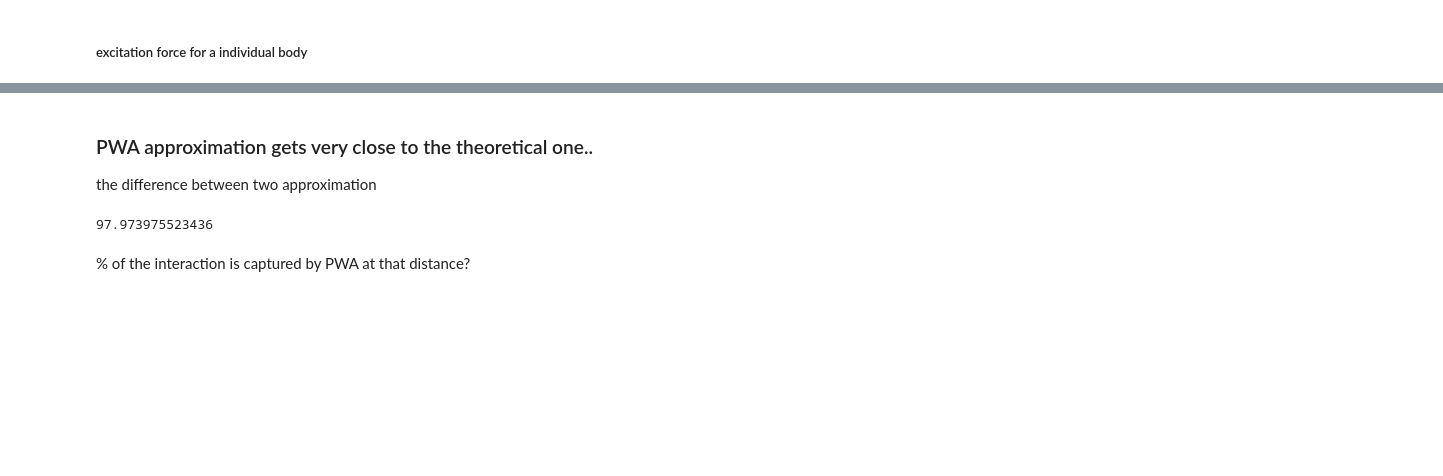
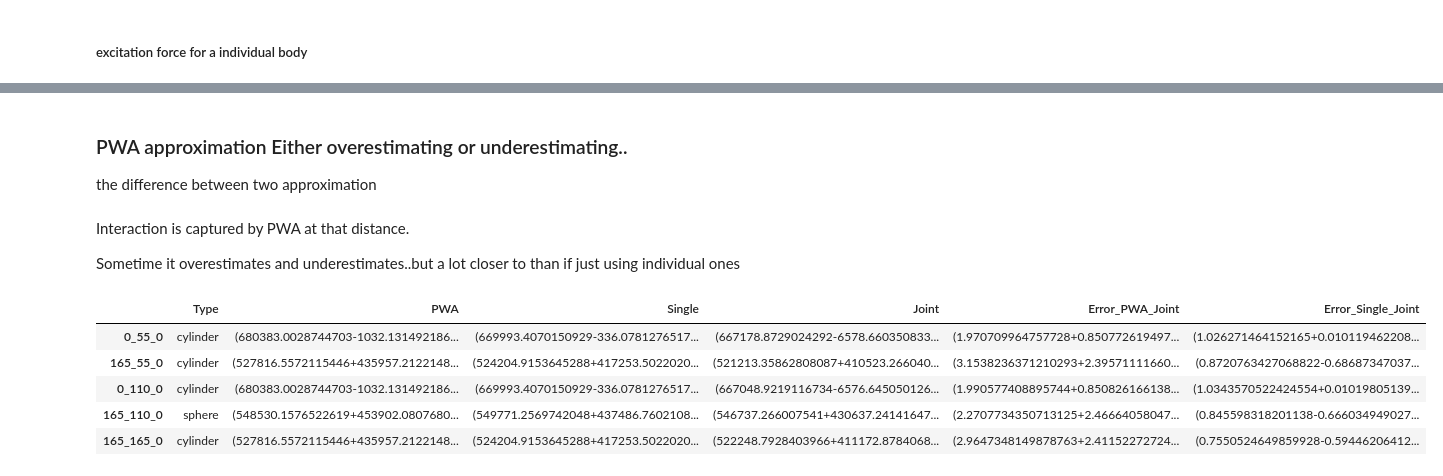
Before and after one commit to symbiotic-engineering/wec_array_opt, a Jupyter notebook: babarit_pwa.ipynb, the cells around one changed output, grey strips where cells are left out. Cells and saved outputs as stored; diff of their text form; code cells hidden in the pictures; blank space fills up the shorter version.

```diff
--- a/babarit_pwa.ipynb
+++ b/babarit_pwa.ipynb
@@ -322,10 +299,10 @@ body_force
 # %%
 # Combine the two individual bodies into a single body.
 all_bodies =  bodies[0].join_bodies(*bodies[1:])
-all_bodies.keep_immersed_part()
+#all_bodies.keep_immersed_part()
 
 # The merged body can be used to define the problems in the usual way
-problems = [cpt.RadiationProblem(body=all_bodies, radiating_dof=dof, omega=1.0) for dof in all_bodies.dofs]
+problems = [cpt.RadiationProblem(body=all_bodies, radiating_dof=dof, omega=omega) for dof in all_bodies.dofs]
 problems = [cpt.DiffractionProblem(body=all_bodies, wave_direction=0.0, omega=omega)]
 
 # Solves the problem
@@ -334,6 +311,10 @@ results_all_bodies = [solver.solve(problem) for problem in problems]
 # %% [markdown]
 ### Excitation force for all bodies when Joined
 # %%
-theoretical_joint = results_all_bodies[0].forces['0_0_0__Heave'] + froude_krylov_force(problems[0])['0_0_0__Heave']
+theoretical_joint = {}
+for k,v in results_all_bodies[0].forces.items():
+    for i,w in froude_krylov_force(problems[0]).items():
+        if k==i:
+            theoretical_joint[k] = v+w
 theoretical_joint
 # %% [output]
@@ -349,10 +345,4 @@ single_body
 # %% [markdown]
-### PWA approximation  gets very close to the theoretical one..
+### PWA approximation Either overestimating or underestimating..
 
 the difference between two approximation
-# %%
-np.abs(body_force[bodies[0]]['Heave'])/np.abs(theoretical_joint) * 100 #np.abs takes the magnitude of complex excitation force
-# %% [output]
-97.973975523436
-# %% [markdown]
-% of the interaction is captured by PWA at that distance?
@@ -358,0 +364,26 @@ np.abs(body_force[bodies[0]]['Heave'])/np.abs(theoretical_joint) * 100 #np.abs t
+# %% [markdown]
+Interaction is captured by PWA at that distance.
+
+Sometime it overestimates and underestimates..but a lot closer to than if just using individual ones
+# %%
+
+import pandas as pd
+merged_dict = {}
+for key in body_force.keys():
+    merged_dict[key] = [key.mesh.name.split("_")[0],body_force[key]['Heave'], single_simulation[key], theoretical_joint[key.name+"__Heave"]]
+
+# Create a pandas DataFrame from the merged dictionary
+df = pd.DataFrame(merged_dict, index=["Type",'PWA', 'Single', 'Joint'])
+
+# Transpose the DataFrame to have keys as columns
+df = df.transpose()
+df['Error_PWA_Joint'] = 100*(df['PWA'] - df['Joint'])/df['Joint']
+df['Error_Single_Joint'] = 100*np.abs(df['Single'] - df['Joint'])/df['Joint']
+df.head()
+# %% [output]
+|  | Type | PWA | Single | Joint | Error_PWA_Joint | Error_Single_Joint |
+| 0_55_0 | cylinder | (680383.0028744703-1032.131492186... | (669993.4070150929-336.0781276517... | (667178.8729024292-6578.660350833... | (1.970709964757728+0.850772619497... | (1.026271464152165+0.010119462208... |
+| 165_55_0 | cylinder | (527816.5572115446+435957.2122148... | (524204.9153645288+417253.5022020... | (521213.35862808087+410523.266040... | (3.1538236371210293+2.39571111660... | (0.8720763427068822-0.68687347037... |
+| 0_110_0 | cylinder | (680383.0028744703-1032.131492186... | (669993.4070150929-336.0781276517... | (667048.9219116734-6576.645050126... | (1.990577408895744+0.850826166138... | (1.0343570522424554+0.01019805139... |
+| 165_110_0 | sphere | (548530.1576522619+453902.0807680... | (549771.2569742048+437486.7602108... | (546737.266007541+430637.24141647... | (2.2707734350713125+2.46664058047... | (0.845598318201138-0.666034949027... |
+| 165_165_0 | cylinder | (527816.5572115446+435957.2122148... | (524204.9153645288+417253.5022020... | (522248.7928403966+411172.8784068... | (2.9647348149878763+2.41152272724... | (0.7550524649859928-0.59446206412... |
```
Also changed, not shown: parts of 22 cells of this notebook.
